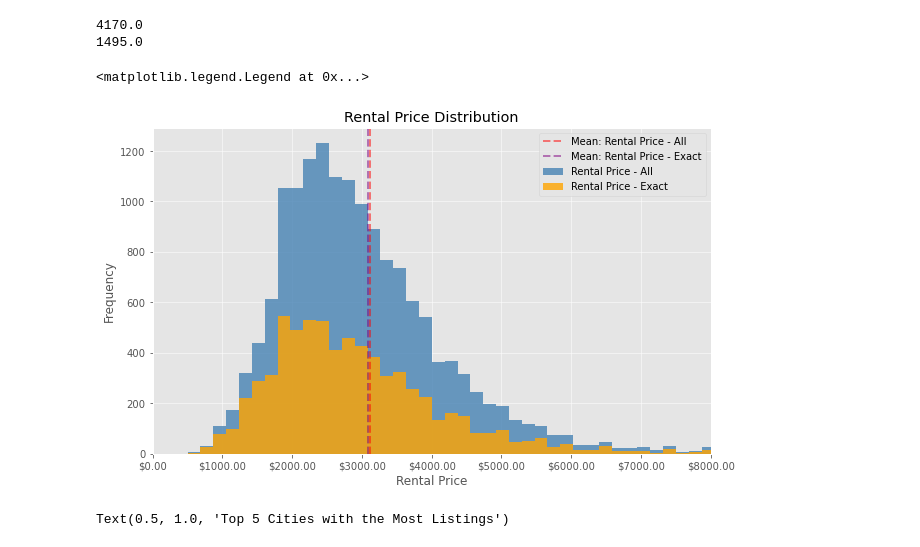
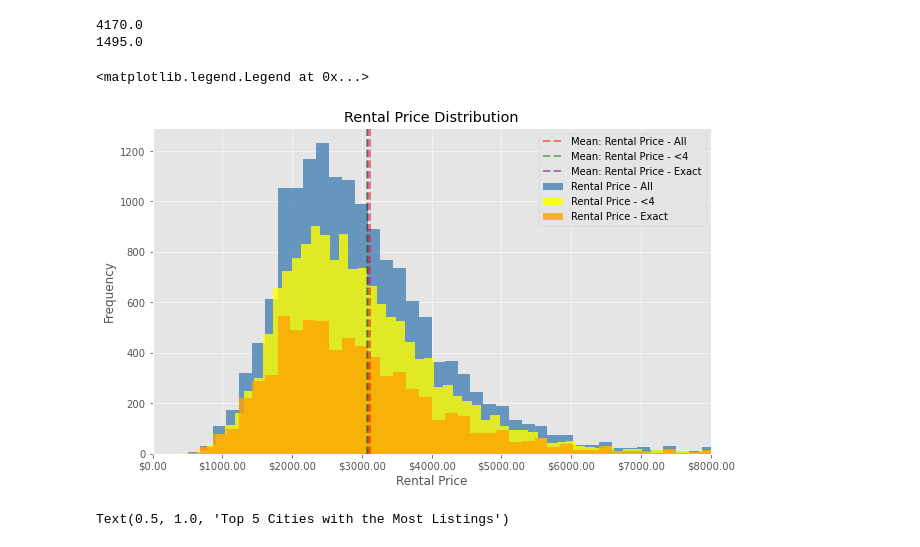
Before and after one commit to yenholaivy/CaliforniaRentalValueEstimation, a Jupyter notebook: data-analysis/apt_EDA.ipynb, the cells around one changed output. Cells and saved outputs as stored; diff of their text form; code cells hidden in the pictures.

```diff
--- a/data-analysis/apt_EDA.ipynb
+++ b/data-analysis/apt_EDA.ipynb
@@ -116,21 +107,25 @@ print(np.percentile(data.rent_updated, 5))
 # %% [output]
 4170.0
 1495.0
+# %%
+data_0to3 = data[data.n_bed < 4]
 # %%
 fig, ax = plt.subplots(figsize = (10,6))
 ax.hist(data['rent_updated'], bins = 350, color = 'steelblue',alpha = 0.8, label = 'Rental Price - All')
 ax.axvline(x = np.mean(data['rent_updated']), c ='red', alpha = 0.5, linestyle = '--', label = 'Mean: Rental Price - All')
+ax.hist(data_0to3['rent_updated'], bins = 350, color = 'yellow',alpha = 0.8, label = 'Rental Price - <4')
+ax.axvline(x = np.mean(data_0to3['rent_updated']), c ='green', alpha = 0.5, linestyle = '--', label = 'Mean: Rental Price - <4')
 ax.hist(data_norange['rent_updated'], bins = 350, color = 'orange',  alpha = 0.8, label = 'Rental Price - Exact')
 ax.axvline(x = np.mean(data_norange['rent_updated']), c ='purple', alpha = 0.5, linestyle = '--', label = 'Mean: Rental Price - Exact')
 ax.set_xlim(left = 0, right = 8000)
 ax.xaxis.set_major_formatter('${x:1.2f}')
 ax.set_xlabel('Rental Price')
 ax.set_ylabel('Frequency')
 ax.set_title('Rental Price Distribution')
 ax.legend()
 # %% [output]
 <matplotlib.legend.Legend at 0x...>
-[figure, old version]
+[figure, new version]
 # %%
 city_lst = []
 cities, count = np.unique(data['city'].to_numpy(), return_counts = True)
```
Also changed, not shown: parts of 61 cells of this notebook, 1 other file.
